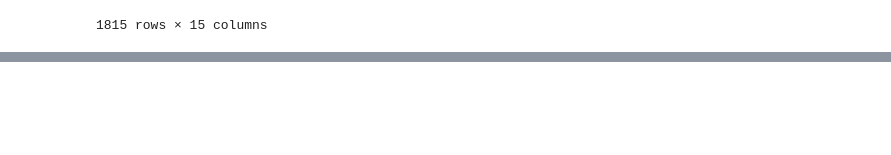
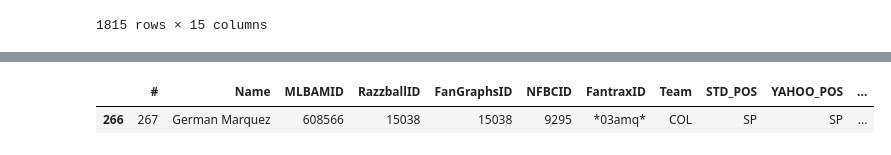
Before and after one commit to cassydm/rockies_moneyball_part-deux, a Jupyter notebook: Project 3/test_files/mapping.ipynb, the cells around one changed output, grey strips where cells are left out. Cells and saved outputs as stored; diff of their text form; code cells hidden in the pictures; blank space fills up the shorter version.

```diff
--- a/Project 3/test_files/mapping.ipynb
+++ b/Project 3/test_files/mapping.ipynb
@@ -62,0 +69,6 @@ player_db.to_csv('../data/Player_database_2024_final.csv')
+# %%
+p608566 = player_db[player_db['MLBAMID'] == 608566]
+p608566
+# %% [output]
+|  | # | Name | MLBAMID | RazzballID | FanGraphsID | NFBCID | FantraxID | Team | STD_POS | YAHOO_POS | ... |
+| 266 | 267 | German Marquez | 608566 | 15038 | 15038 | 9295 | *03amq* | COL | SP | SP | ... |
```
Also changed, not shown: parts of 1 cell of this notebook, 9 other files.
